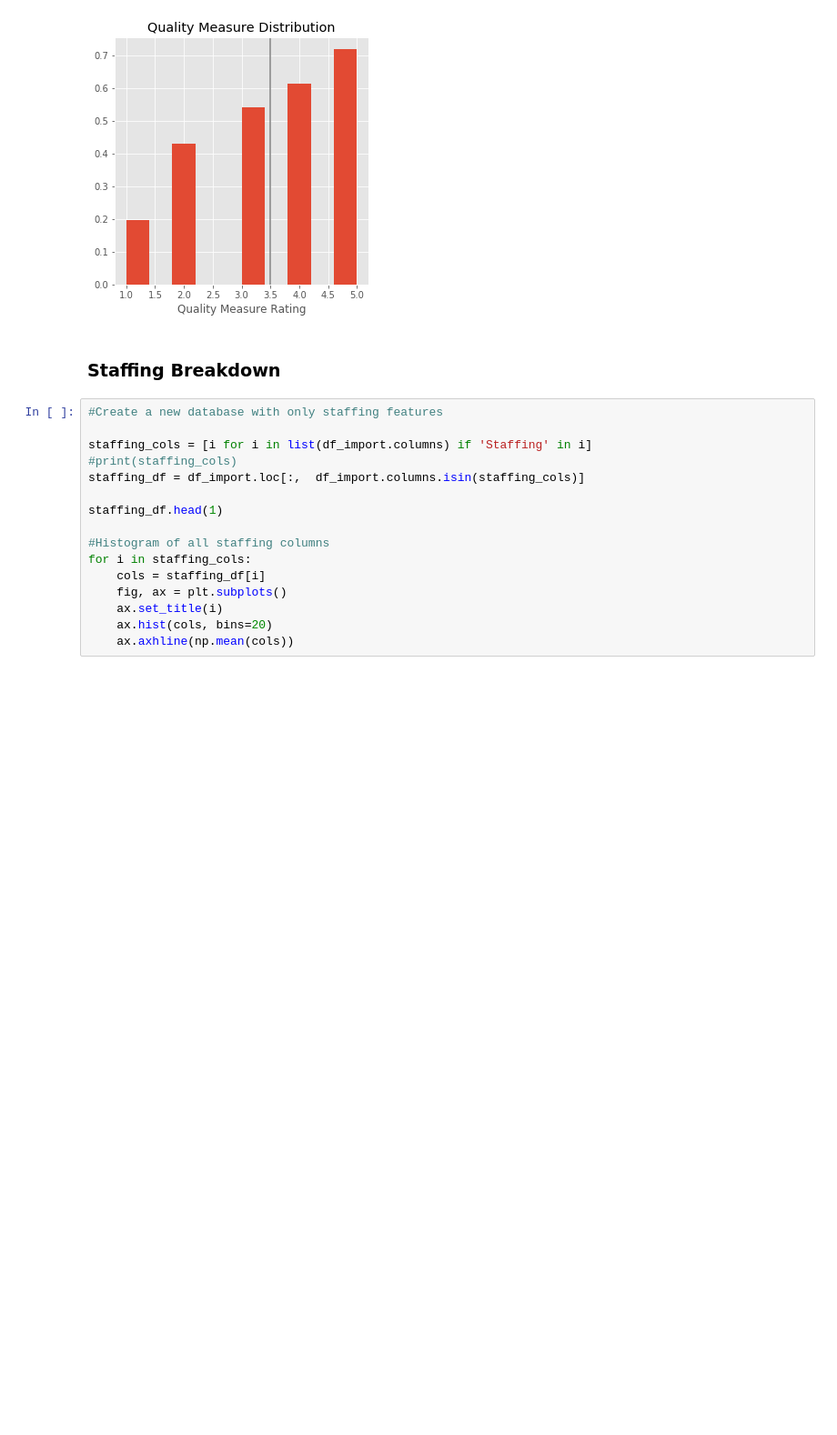
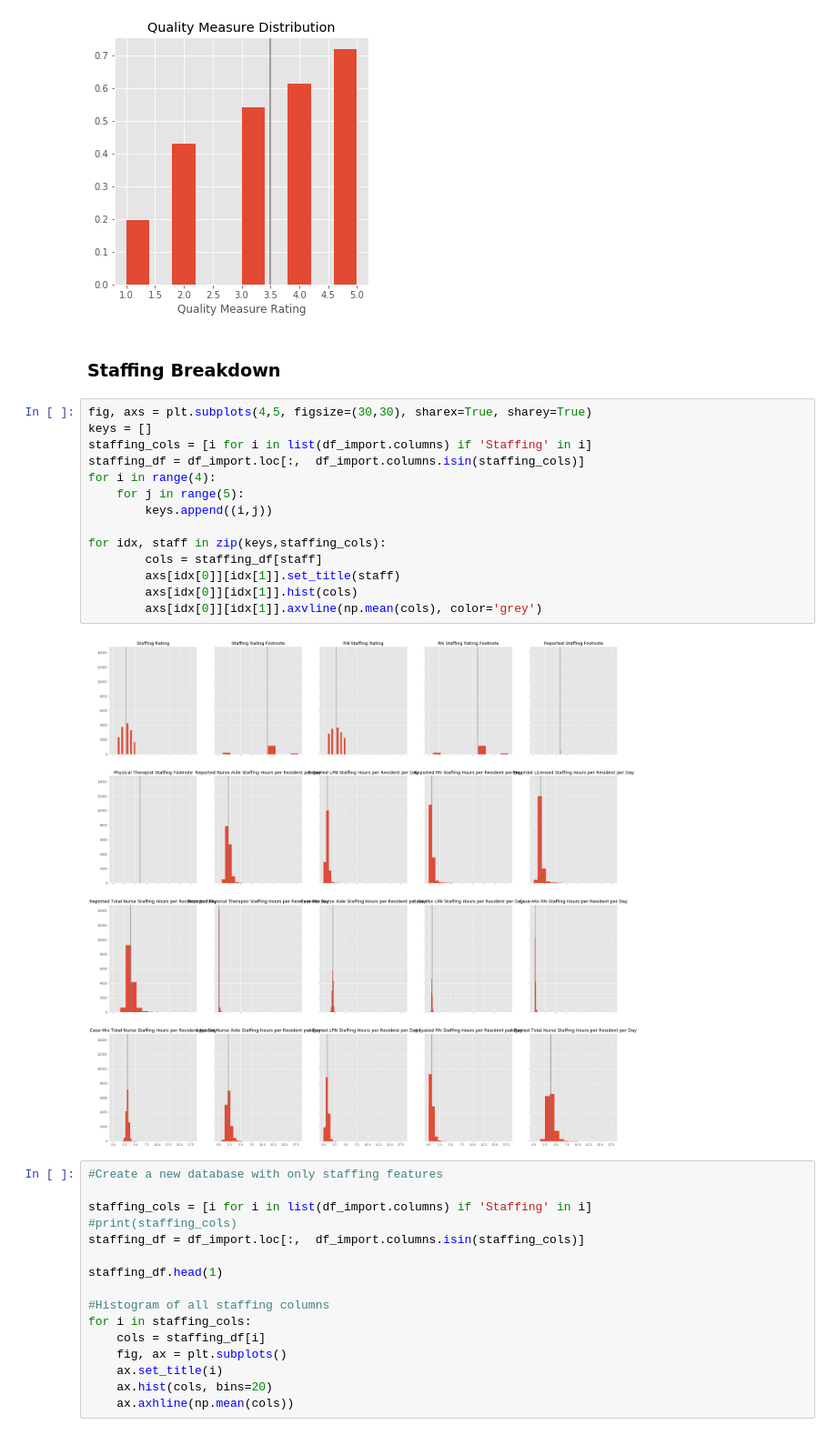
Before and after one commit to lbalido/nursing_homes, a Jupyter notebook: nursing_home.ipynb, the cells around one changed output. Shown at 91% size. Saved outputs shown, nothing was run; the diff lists cells and outputs as text; blank space fills up the shorter version.

```diff
--- a/nursing_home.ipynb
+++ b/nursing_home.ipynb
@@ -105,6 +105,22 @@ ax.axvline(np.mean(merged_df['QM Rating']), color='grey')
 [figure]
 # %% [markdown]
 ### Staffing Breakdown
+# %%
+fig, axs = plt.subplots(4,5, figsize=(30,30), sharex=True, sharey=True)
+keys = []
+staffing_cols = [i for i in list(df_import.columns) if 'Staffing' in i]
+staffing_df = df_import.loc[:,  df_import.columns.isin(staffing_cols)]
+for i in range(4):
+    for j in range(5):
+        keys.append((i,j))
+
+for idx, staff in zip(keys,staffing_cols):
+        cols = staffing_df[staff]
+        axs[idx[0]][idx[1]].set_title(staff)
+        axs[idx[0]][idx[1]].hist(cols)
+        axs[idx[0]][idx[1]].axvline(np.mean(cols), color='grey')
+# %% [output]
+[figure, added]
 # %%
 #Create a new database with only staffing features
 
```
Also changed, not shown: parts of 4 cells of this notebook.
